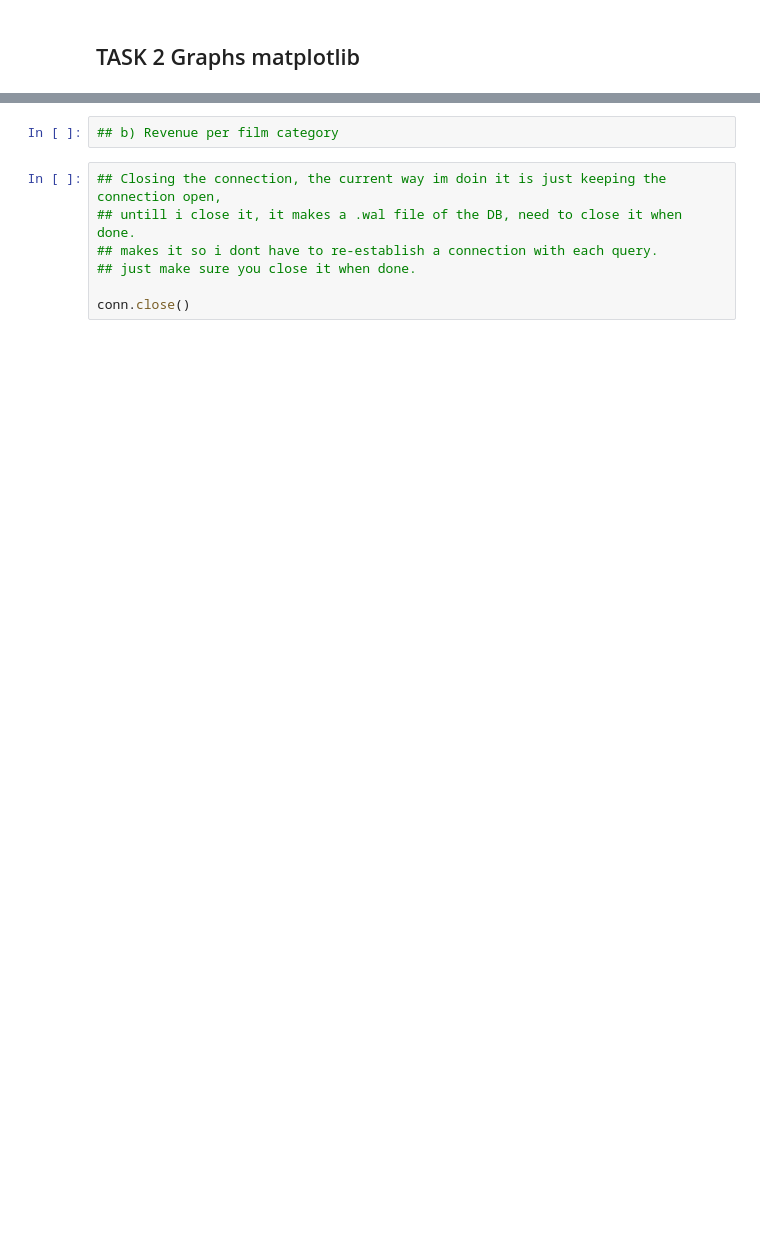
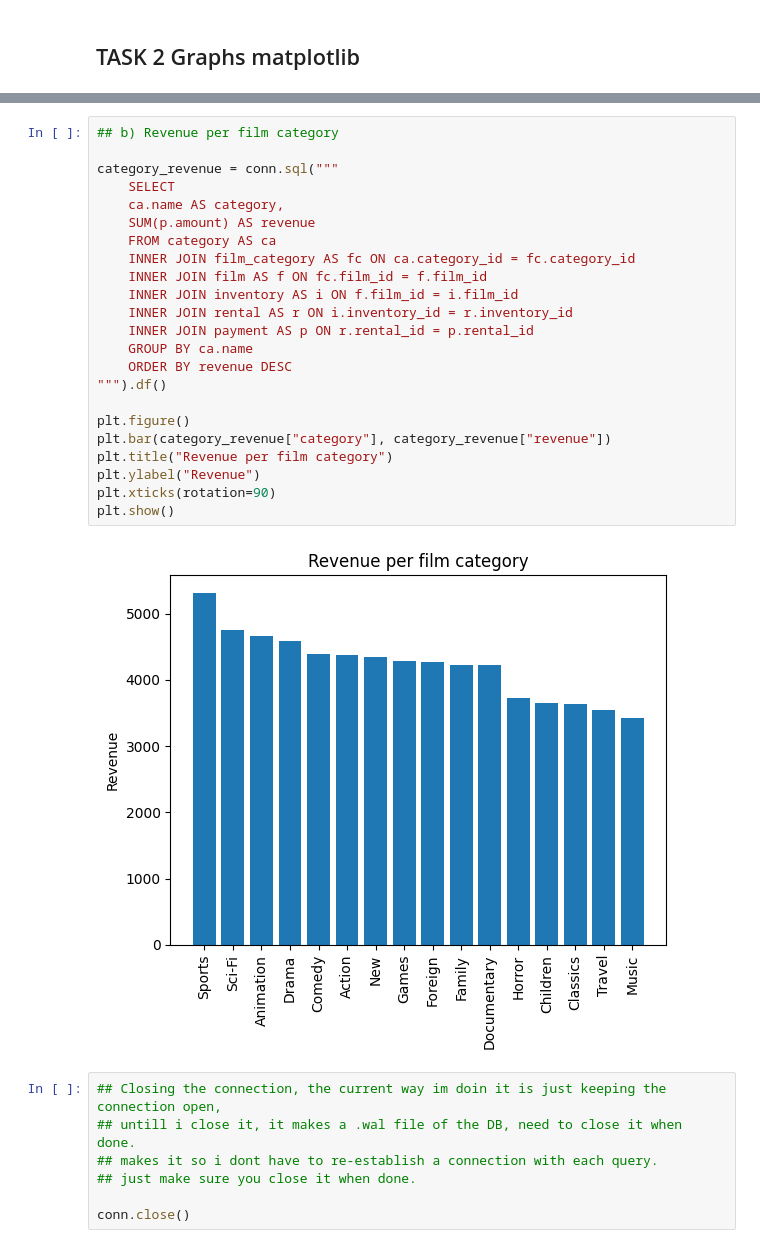
Before and after one commit to GrannyApples/DE25_LAB3_SQL_Anton_Engstrom, a Jupyter notebook: lab3.ipynb, the cells around one changed output, grey strips where cells are left out. Saved outputs shown, nothing was run; the diff lists cells and outputs as text; blank space fills up the shorter version.

```diff
--- a/lab3.ipynb
+++ b/lab3.ipynb
@@ -224,5 +224,28 @@ plt.show()
 # %%
 ## b) Revenue per film category
+
+category_revenue = conn.sql("""
+    SELECT
+    ca.name AS category,
+    SUM(p.amount) AS revenue
+    FROM category AS ca
+    INNER JOIN film_category AS fc ON ca.category_id = fc.category_id
+    INNER JOIN film AS f ON fc.film_id = f.film_id
+    INNER JOIN inventory AS i ON f.film_id = i.film_id
+    INNER JOIN rental AS r ON i.inventory_id = r.inventory_id
+    INNER JOIN payment AS p ON r.rental_id = p.rental_id
+    GROUP BY ca.name
+    ORDER BY revenue DESC
+""").df()
+
+plt.figure()
+plt.bar(category_revenue["category"], category_revenue["revenue"])
+plt.title("Revenue per film category")
+plt.ylabel("Revenue")
+plt.xticks(rotation=90)
+plt.show()
+# %% [output]
+[figure, added]
 # %%
 ## Closing the connection, the current way im doin it is just keeping the connection open,
 ## untill i close it, it makes a .wal file of the DB, need to close it when done.
```
Also changed, not shown: parts of 3 cells of this notebook.
